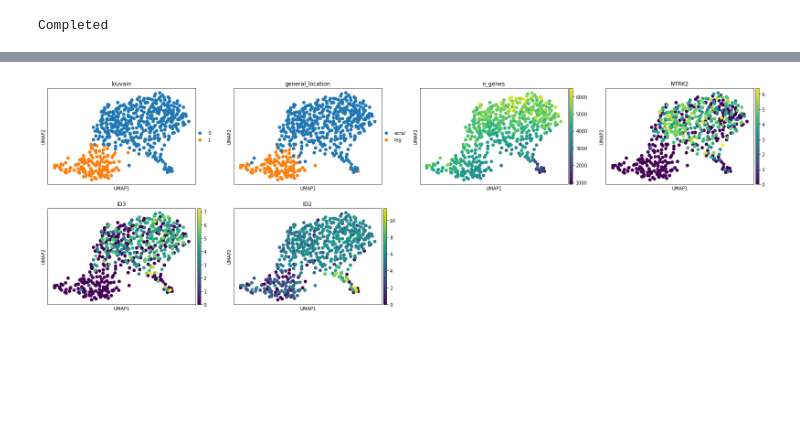
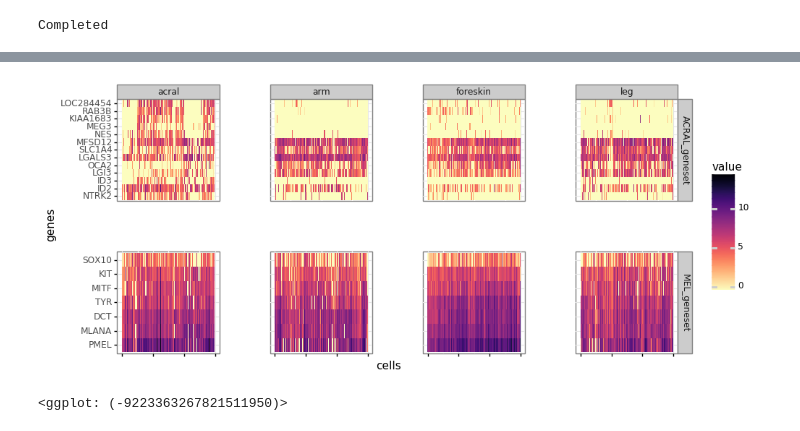
Before and after one commit to czbiohub/darmanis_group_DL_notebook, a Jupyter notebook: DL20190123_mel_aging_acral_analysis.ipynb, the cells around one changed output, grey strips where cells are left out. Cells and saved outputs as stored; diff of their text form; code cells hidden in the pictures; blank space fills up the shorter version.

```diff
--- a/DL20190123_mel_aging_acral_analysis.ipynb
+++ b/DL20190123_mel_aging_acral_analysis.ipynb
@@ -171,5 +201,0 @@ search_term = ''
-# %%
-# cluster with 2 acral samples + 1 fskin
-sc.pl.umap(adata_subset3, color = ['louvain','general_location','n_genes', 'NTRK2', 'ID3','ID2'])
-# %% [output]
-[figure, removed]
@@ -175,0 +229,41 @@ sc.pl.umap(adata_subset3, color = ['louvain','general_location','n_genes', 'NTRK
+# %%
+# heat map of Acral vs rest
+input_adata = adata_subset2
+subsampled_patients = []
+canonical_genes = ['PMEL','MLANA','DCT','TYR','MITF','KIT','SOX10'] # ref all MEL lit
+genes = ['NTRK2', 'ID2', 'ID3'] # from wilcoxon / t-test DE genes lists
+pcOI = 1
+pc_genes_head = pca_genes_df[[x == 'acral' and y == pcOI for x,y in zip(pca_genes_df['groupby'], pca_genes_df['pc_idx'])]].head().genes.values.tolist()
+pc_genes_tail = pca_genes_df[[x == 'acral' and y == pcOI for x,y in zip(pca_genes_df['groupby'], pca_genes_df['pc_idx'])]].tail().genes.values.tolist()
+genelist = genes + pc_genes_head + pc_genes_tail + canonical_genes
+
+for loc in list(set(input_adata.obs.general_location)):
+    subsampled_patients = subsampled_patients + (input_adata[input_adata.obs.general_location == loc]
+                                                      .obs.sample(300)
+                                                      .index
+                                                      .tolist())
+
+subsampled_df = input_adata[[x in subsampled_patients for x in input_adata.obs.index]]
+cat, genesOI_df = prepare_dataframe(subsampled_df,
+                                var_names = genelist,
+                              groupby='general_location')
+genesOI_df = genesOI_df.reset_index().sort_values('general_location')
+genesOI_df['index'] = [x for x in range(len(genesOI_df))]
+
+plot_df = pd.melt(genesOI_df, id_vars=['general_location','index'])
+plot_df['group'] = ['MEL_geneset' if x in canonical_genes else 'ACRAL_geneset' for x in plot_df.variable]
+plot_df['variable'] = plot_df['variable'].astype(str).astype(CategoricalDtype(genelist, ordered=True))
+
+plotnine.options.figure_size = (10,10)
+print(ggplot(plot_df)
+      +theme_bw()
+      +theme(panel_spacing = 0.7,
+            axis_text_x = element_blank(),
+            aspect_ratio = 1)
+     +geom_tile(aes('index','variable',fill='value'))
+     +scale_fill_cmap('magma_r')
+     +facet_grid('group~general_location', scales='free')
+     +labs(x='cells',y='genes'))
+# %% [output]
+[figure, added]
+<ggplot: (-9223363267821511950)>
```
Also changed, not shown: parts of 8 cells of this notebook, 4 other files.
